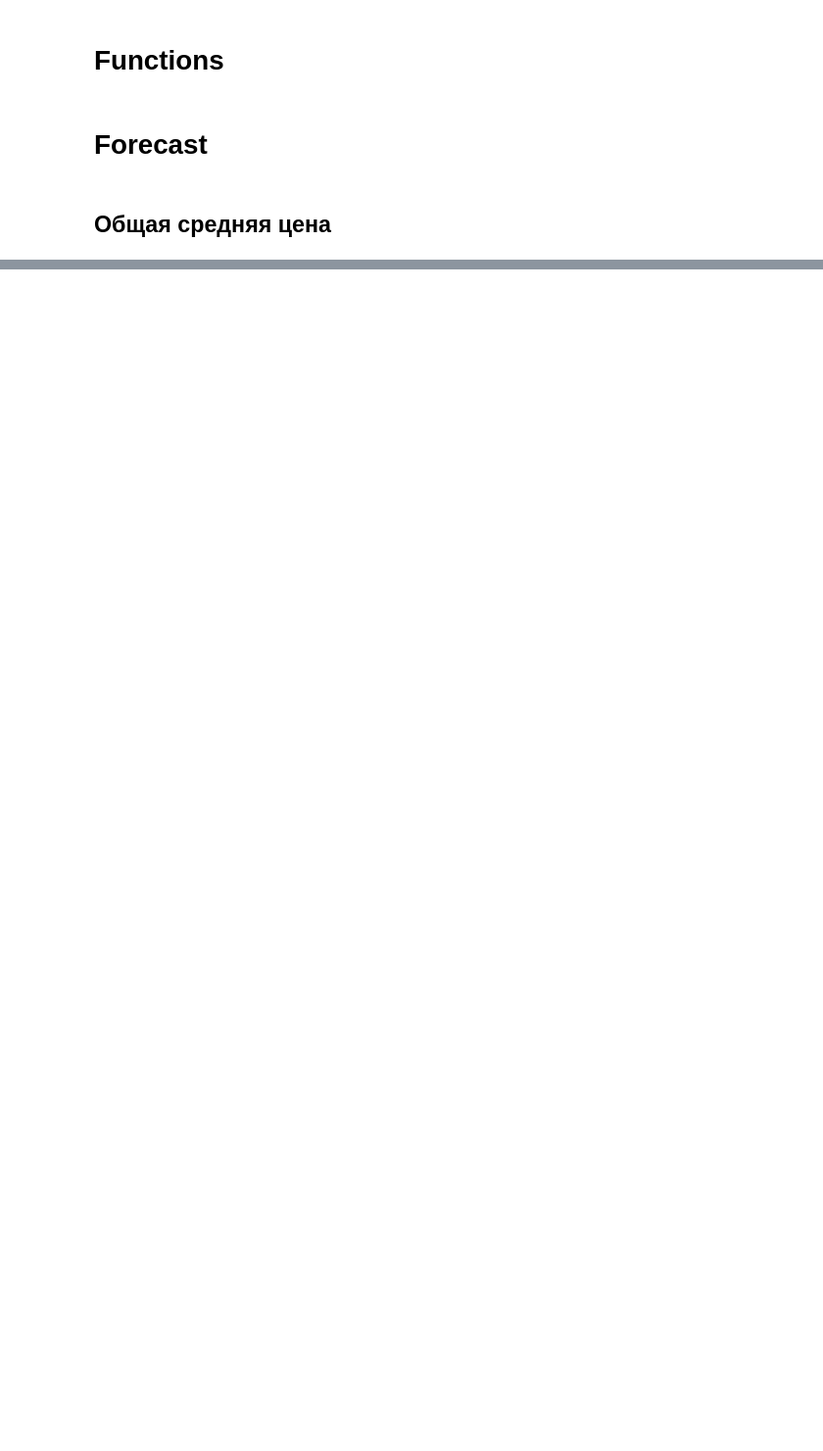
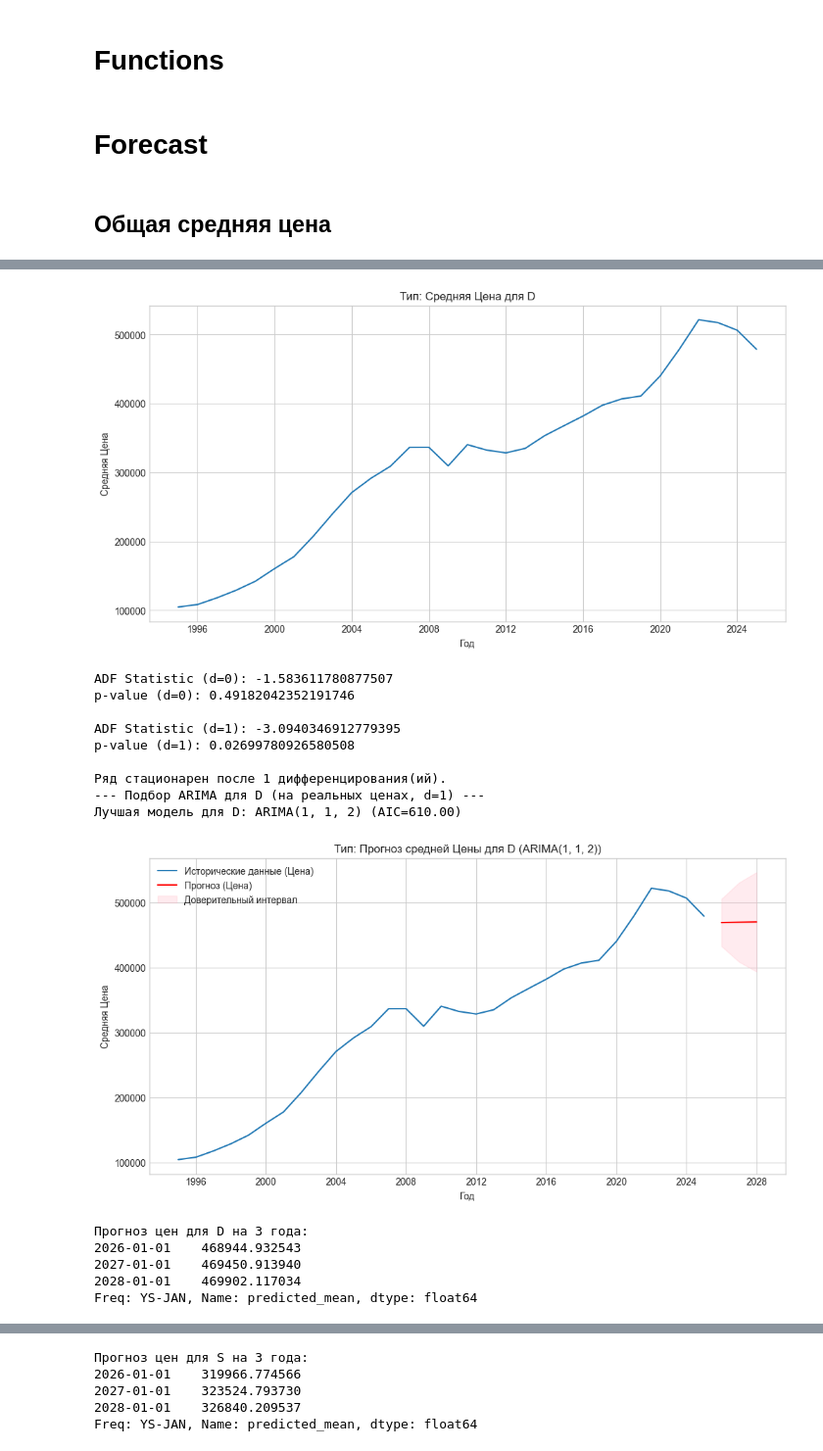
Before and after one commit to 1337Tema/HM-Land-Registry-ML-EDA-ARIMA-Geospatial, a Jupyter notebook: ARIMA.ipynb, the cells around one changed output, grey strips where cells are left out. Shown at 98% size. Saved outputs shown, nothing was run; the diff lists cells and outputs as text; code cells hidden in the pictures; blank space fills up the shorter version.

```diff
--- a/ARIMA.ipynb
+++ b/ARIMA.ipynb
@@ -20,6 +21,5 @@ ModuleNotFoundError: No module named 'pmdarima'
 df_ts = pd.read_parquet('./data/pp-complete.parquet')
 
 df_ts['year'] = df_ts['date'].dt.year
-df_ts['log_price'] = np.log1p(df_ts['price'])
 df_ts
 # %% [output]
@@ -122,0 +232,22 @@ KeyError: 'Column not found: log_price'
+# %%
+property_types = df_ts['type'].dropna().unique()
+for prop_type in property_types:
+    series_type_actual = prepare_timeseries(df_ts, 'type', prop_type)
+    df_results = plot_arima_forecast_statsmodels(series_type_actual, f"{prop_type}", df_results, n_periods=N_FORECAST_YEARS, title_prefix="Тип: ")
+# %% [output]
+[figure, added]
+ADF Statistic (d=0): -1.583611780877507
+p-value (d=0): 0.49182042352191746
+
+ADF Statistic (d=1): -3.0940346912779395
+p-value (d=1): 0.02699780926580508
+
+Ряд стационарен после 1 дифференцирования(ий).
+--- Подбор ARIMA для D (на реальных ценах, d=1) ---
+Лучшая модель для D: ARIMA(1, 1, 2) (AIC=610.00)
+[figure, added]
+Прогноз цен для D на 3 года:
+2026-01-01    468944.932543
+2027-01-01    469450.913940
+2028-01-01    469902.117034
+Freq: YS-JAN, Name: predicted_mean, dtype: float64
@@ -122,0 +265,5 @@ KeyError: 'Column not found: log_price'
+Прогноз цен для S на 3 года:
+2026-01-01    319966.774566
+2027-01-01    323524.793730
+2028-01-01    326840.209537
+Freq: YS-JAN, Name: predicted_mean, dtype: float64
```
Also changed, not shown: parts of 20 cells of this notebook, 7 other files.
